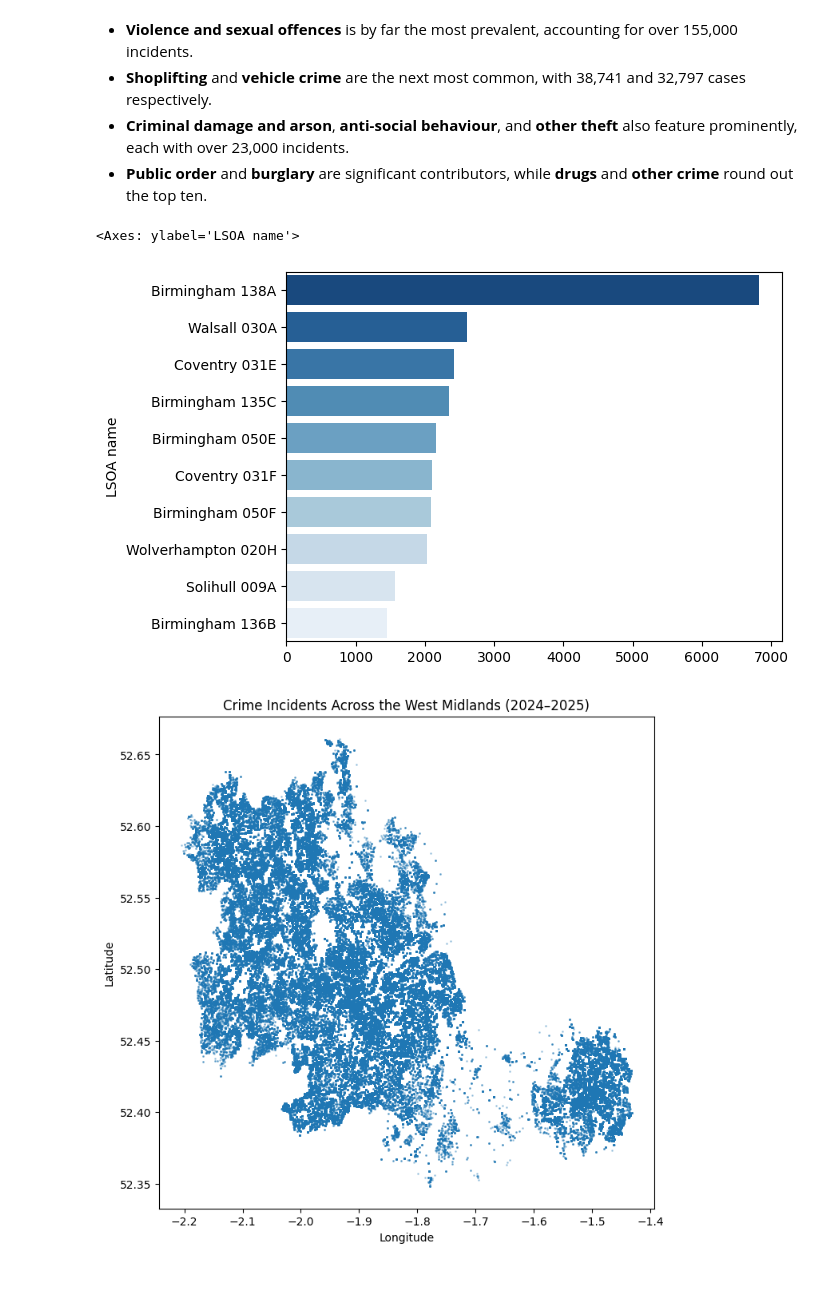
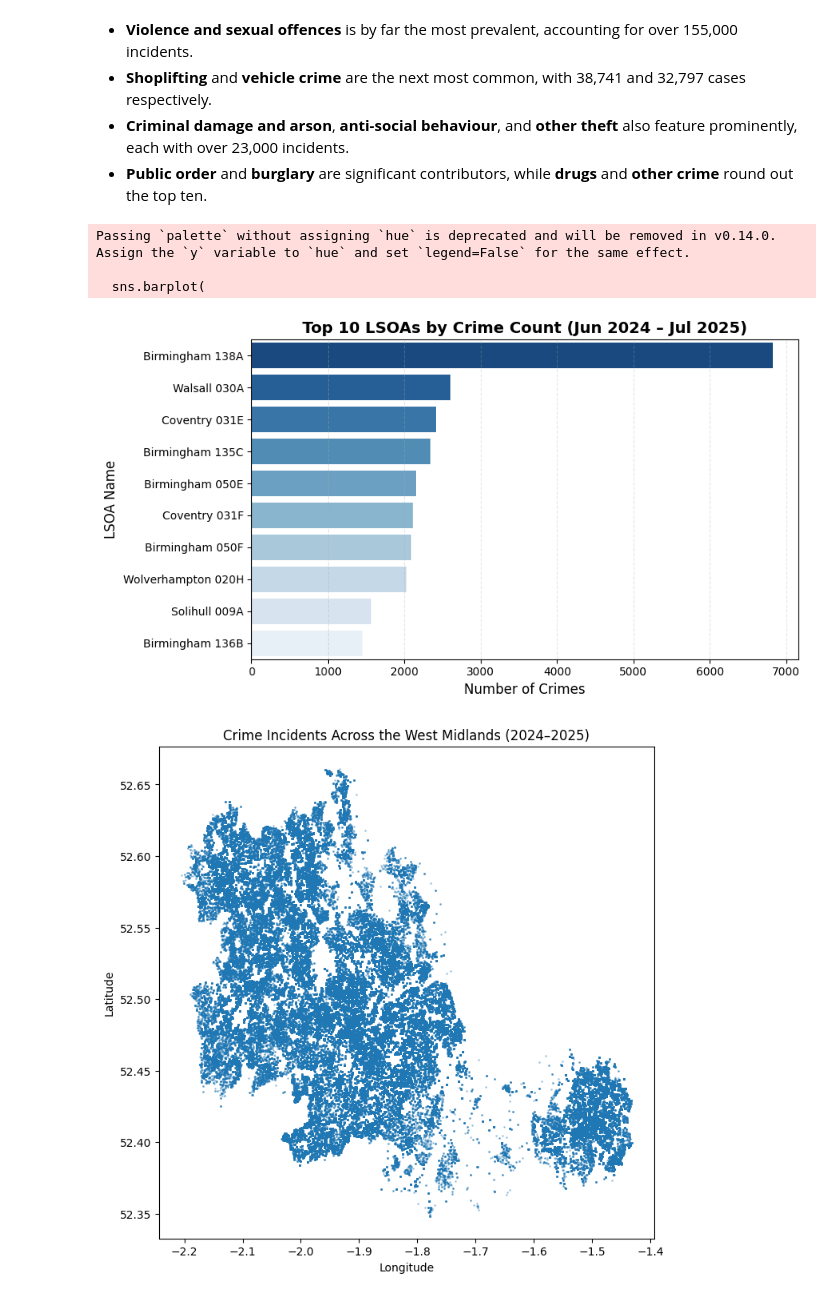
Before and after one commit to Adam-Ansar/west-midlands-crime-analysis, a Jupyter notebook: notebooks/3_visualisations.ipynb, the cells around one changed output. Saved outputs shown, nothing was run; the diff lists cells and outputs as text; code cells hidden in the pictures.

```diff
--- a/notebooks/visualisations.ipynb
+++ b/notebooks/3_visualisations.ipynb
@@ -127,16 +130,26 @@ The bar chart above highlights the ten most frequently recorded crime types in t
 - **Criminal damage and arson**, **anti-social behaviour**, and **other theft** also feature prominently, each with over 23,000 incidents.
 - **Public order** and **burglary** are significant contributors, while **drugs** and **other crime** round out the top ten.
 # %%
+# Get top 10 LSOAs by crime count
+top_lsoas = df["LSOA name"].value_counts().nlargest(10)
+
+plt.figure(figsize=(9, 5))
 sns.barplot(
     x=top_lsoas.values,
     y=top_lsoas.index,
-    hue=top_lsoas.index,
-    palette="Blues_r",
-    legend=False
+    palette="Blues_r"
 )
+plt.title('Top 10 LSOAs by Crime Count (Jun 2024 – Jul 2025)', fontsize=14, weight='bold')
+plt.xlabel('Number of Crimes', fontsize=12)
+plt.ylabel('LSOA Name', fontsize=12)
+plt.grid(axis='x', linestyle='--', alpha=0.3)
+plt.tight_layout()
+plt.show()
 # %% [output]
-<Axes: ylabel='LSOA name'>
+Passing `palette` without assigning `hue` is deprecated and will be removed in v0.14.0. Assign the `y` variable to `hue` and set `legend=False` for the same effect.
+
+  sns.barplot(
-[figure, old version]
+[figure, new version]
 # %%
 #--- Scatter plot of crime locations ---
 plt.figure(figsize=(8,8))
```
Also changed, not shown: parts of 2 cells of this notebook, 11 other files.
